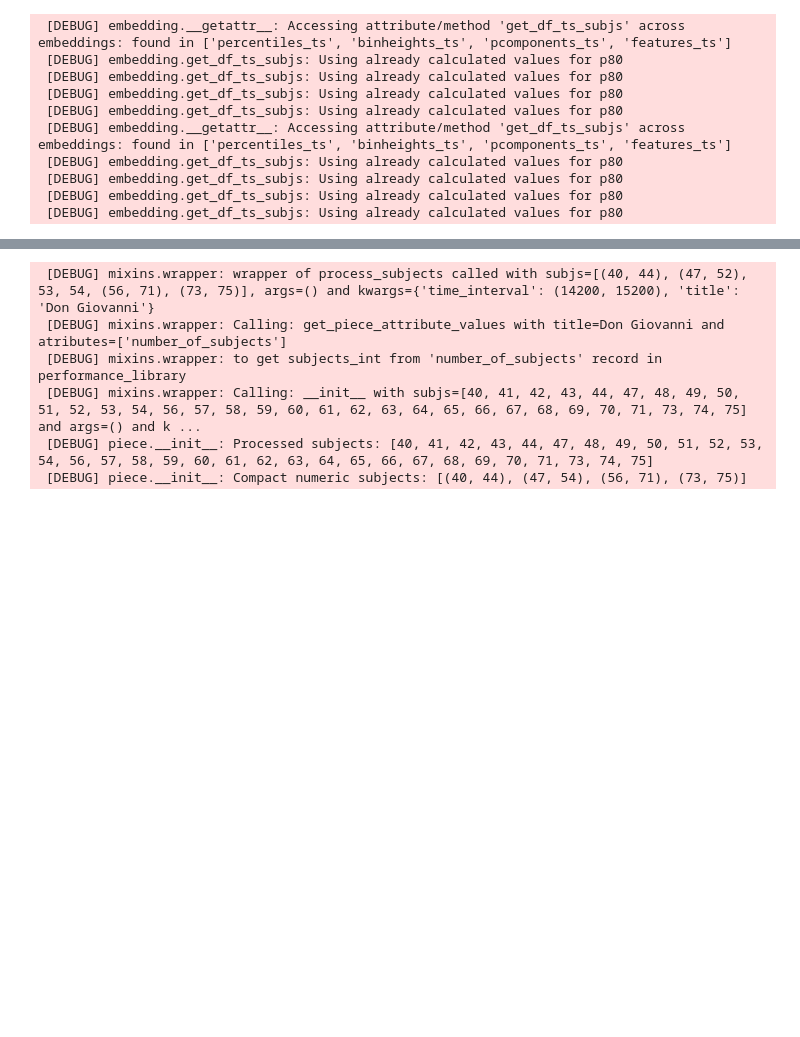
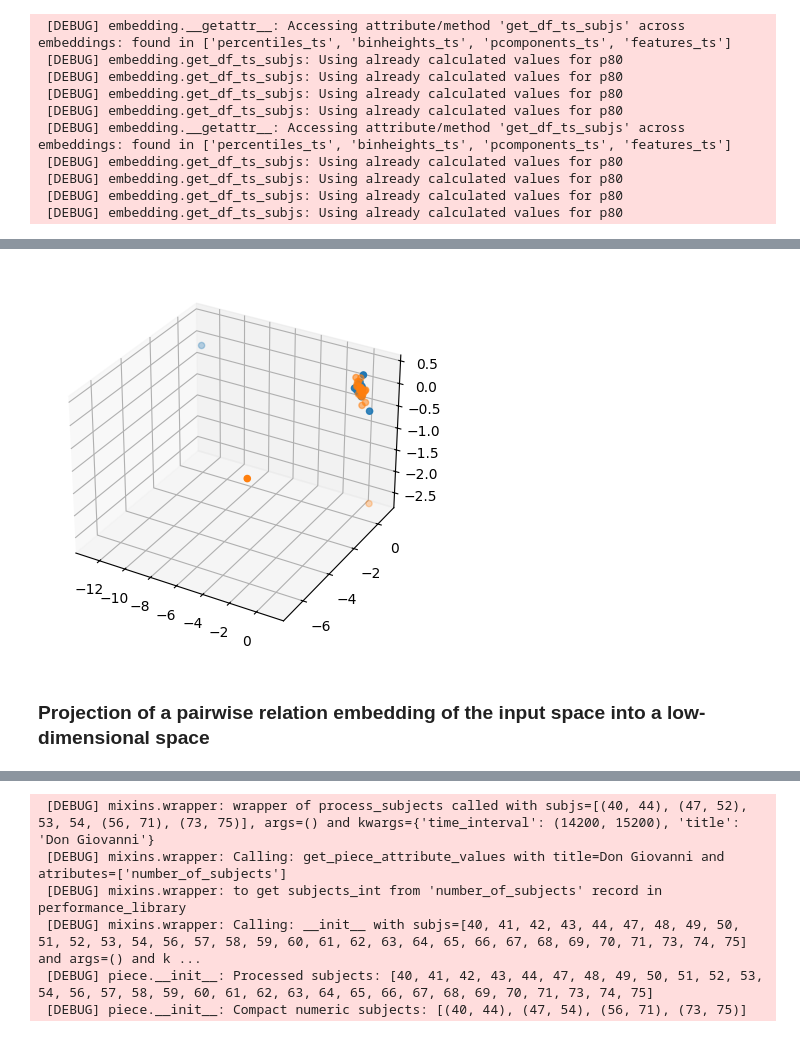
Before and after one commit to rdned/nbdev_fhemb, a Jupyter notebook: nbs/module_functions_ex.ipynb, the cells around one changed output, grey strips where cells are left out. Drawn from its saved outputs; the diff is of its cells as text; code cells hidden in the pictures; blank space fills up the shorter version.

```diff
--- a/nbs/module_functions_ex.ipynb
+++ b/nbs/module_functions_ex.ipynb
@@ -138,0 +199,18 @@ calc_accuracies(
+# %%
+#| eval: false
+
+pca=PCA(n_components=3, random_state=0)
+reduced_pca=pca.fit_transform(Xdm.squeeze())
+# %%
+#| eval: false
+
+fig = plt.figure()
+ax = fig.add_subplot(111, projection='3d')
+
+ax.scatter(reduced_pca[ydm==0, 0], reduced_pca[ydm==0, 1], reduced_pca[ydm==0, 2])
+ax.scatter(reduced_pca[ydm==1, 0], reduced_pca[ydm==1, 1], reduced_pca[ydm==1, 2])
+plt.show()
+# %% [output]
+[figure, added]
+# %% [markdown]
+### Projection of a pairwise relation embedding of the input space into a low-dimensional space
```
Also changed, not shown: parts of 23 cells of this notebook, 18 other files.
